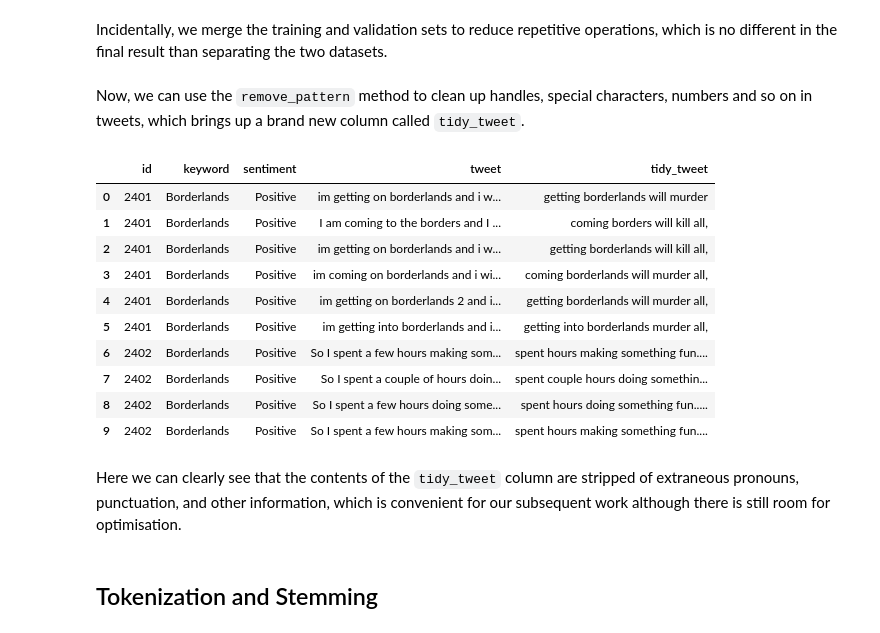
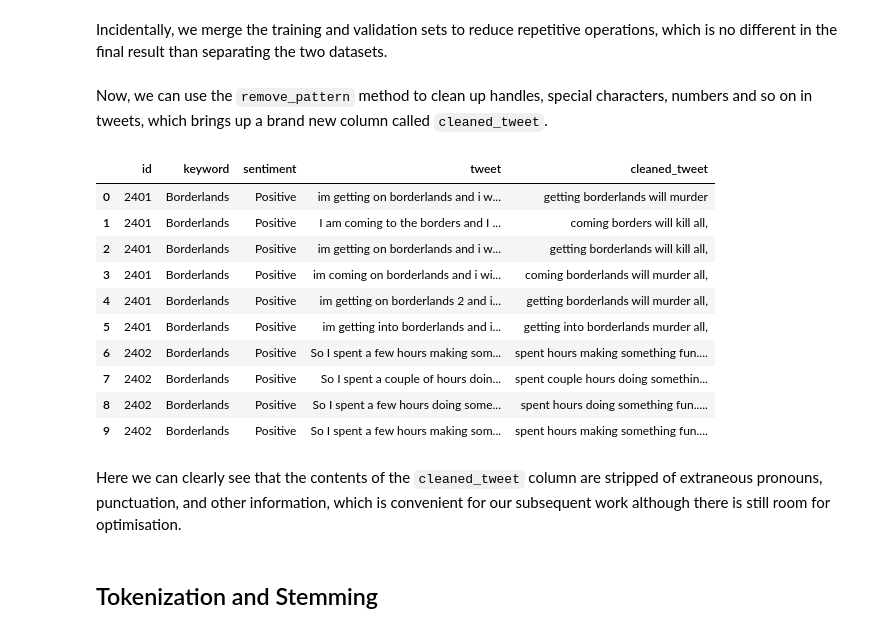
Before and after one commit to fennland/pbl-nlp-twitter-sentiment-analysis, a Jupyter notebook: A Preliminary Exploration of NLP-Driven Twitter Sentiment Analysis.ipynb, the cells around one changed output. Saved outputs shown, nothing was run; the diff lists cells and outputs as text; code cells hidden in the pictures.

```diff
--- a/A Preliminary Exploration of NLP-Driven Twitter Sentiment Analysis.ipynb
+++ b/A Preliminary Exploration of NLP-Driven Twitter Sentiment Analysis.ipynb
@@ -72,9 +72,8 @@ Therefore, a method called `remove_pattern` is implemented here to match and rem
 # %% [markdown]
 Incidentally, we merge the training and validation sets to reduce repetitive operations, which is no different in the final result than separating the two datasets.
 # %%
-# combi = train.append(test, ignore_index=True)
-combi = pd.concat([train, test], ignore_index=True)
-combi['tweet'] = combi['tweet'].astype(str)
+datasets = pd.concat([train, test], ignore_index=True)
+datasets['tweet'] = datasets['tweet'].astype(str)
 # %%
 def remove_pattern(input_txt, pattern):
     r = re.findall(pattern, input_txt)
@@ -83,26 +82,25 @@ def remove_pattern(input_txt, pattern):
 
     return input_txt
 # %% [markdown]
-Now, we can use the `remove_pattern` method to clean up handles, special characters, numbers and so on in tweets, which brings up a brand new column called `tidy_tweet`.
+Now, we can use the `remove_pattern` method to clean up handles, special characters, numbers and so on in tweets, which brings up a brand new column called `cleaned_tweet`.
 # %%
 # remove twitter handles (@user)
-combi['tidy_tweet'] = np.vectorize(remove_pattern)(combi['tweet'], "@[\w]*")
+datasets['cleaned_tweet'] = np.vectorize(remove_pattern)(datasets['tweet'], "@[\w]*")
 # %%
 # remove URL links
-combi['tidy_tweet'] = np.vectorize(remove_pattern)(combi['tidy_tweet'], r'http[s]?://(?:[a-zA-Z]|[0-9]|[$-_@.&+]|[!*\\(\\),]|(?:%[0-9a-fA-F][0-9a-fA-F]))+')
-combi['tidy_tweet'] = np.vectorize(remove_pattern)(combi['tidy_tweet'], r'(pic\.twitter\.com|dfr\.it|dlvr\.it|youtu.be)/[\w.-/]+')
-combi['tidy_tweet'] = np.vectorize(remove_pattern)(combi['tidy_tweet'], r'/[\w.-/]+')
+datasets['cleaned_tweet'] = np.vectorize(remove_pattern)(datasets['cleaned_tweet'], r'http[s]?://(?:[a-zA-Z]|[0-9]|[$-_@.&+]|[!*\\(\\),]|(?:%[0-9a-fA-F][0-9a-fA-F]))+')
+datasets['cleaned_tweet'] = np.vectorize(remove_pattern)(datasets['cleaned_tweet'], r'(pic\.twitter\.com|dfr\.it|dlvr\.it|youtu.be)/[\w.-/]+')
+datasets['cleaned_tweet'] = np.vectorize(remove_pattern)(datasets['cleaned_tweet'], r'/[\w.-/]+')
 # %%
 # remove special characters, numbers, punctuations
-combi['tidy_tweet'] = combi['tidy_tweet'].str.replace("[^a-zA-Z#]", " ")
+datasets['cleaned_tweet'] = datasets['cleaned_tweet'].str.replace("[^a-zA-Z#]", " ")
 # %%
 # remove short words
-combi['tidy_tweet'] = combi['tidy_tweet'].apply(lambda x: ' '.join([w for w in x.split() if len(w)>3]))
+datasets['cleaned_tweet'] = datasets['cleaned_tweet'].apply(lambda x: ' '.join([w for w in x.split() if len(w)>3]))
 
-# Now, take another look at the first few rows of the combined dataframe.
-combi.head(10)
+datasets.head(10)
 # %% [output]
-|  | id | keyword | sentiment | tweet | tidy_tweet |
+|  | id | keyword | sentiment | tweet | cleaned_tweet |
 | 0 | 2401 | Borderlands | Positive | im getting on borderlands and i w... | getting borderlands will murder |
 | 1 | 2401 | Borderlands | Positive | I am coming to the borders and I ... | coming borders will kill all, |
 | 2 | 2401 | Borderlands | Positive | im getting on borderlands and i w... | getting borderlands will kill all, |
@@ -114,7 +112,7 @@ combi.head(10)
 | 8 | 2402 | Borderlands | Positive | So I spent a few hours doing some... | spent hours doing something fun..... |
 | 9 | 2402 | Borderlands | Positive | So I spent a few hours making som... | spent hours making something fun.... |
 # %% [markdown]
-Here we can clearly see that the contents of the `tidy_tweet` column are stripped of extraneous pronouns, punctuation, and other information, which is convenient for our subsequent work although there is still room for optimisation.
+Here we can clearly see that the contents of the `cleaned_tweet` column are stripped of extraneous pronouns, punctuation, and other information, which is convenient for our subsequent work although there is still room for optimisation.
 # %% [markdown]
 ## Tokenization and Stemming
 # %% [markdown]
```
Also changed, not shown: parts of 16 cells of this notebook, 3 other files.
